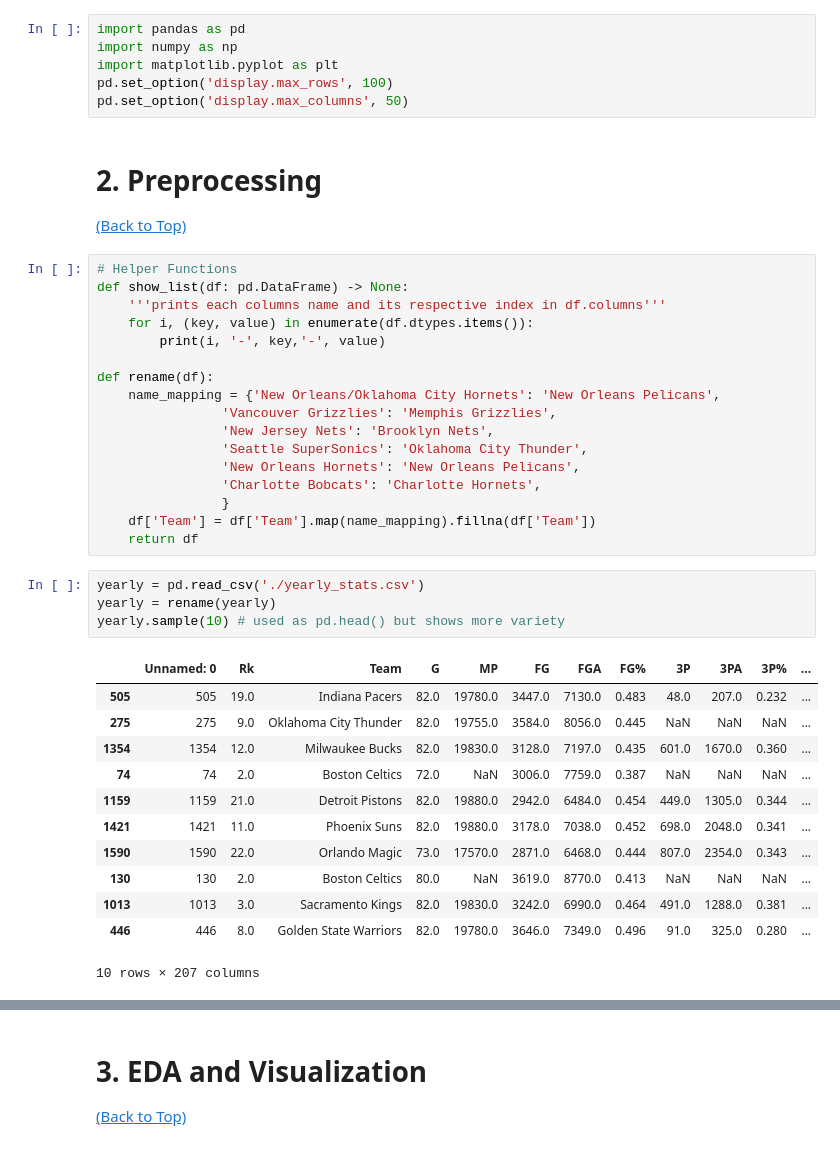
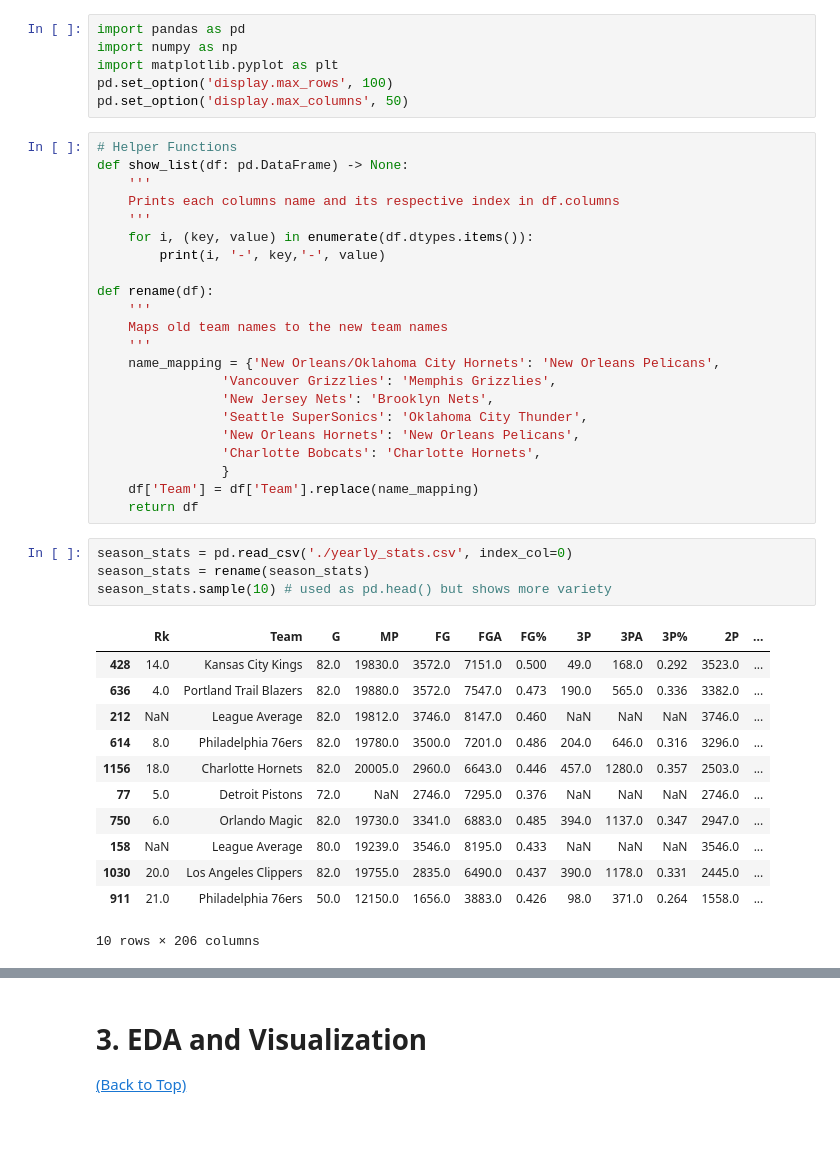
Before and after one commit to AlexBradshaw5/NBA_Playoffs, a Jupyter notebook: modeling.ipynb, the cells around one changed output, grey strips where cells are left out. Saved outputs shown, nothing was run; the diff lists cells and outputs as text.

```diff
--- a/modeling.ipynb
+++ b/modeling.ipynb
@@ -23,17 +23,19 @@ import numpy as np
 import matplotlib.pyplot as plt
 pd.set_option('display.max_rows', 100)
 pd.set_option('display.max_columns', 50)
-# %% [markdown]
-# 2. Preprocessing<a id='2'></a>
-[(Back to Top)](#top)
 # %%
 # Helper Functions
 def show_list(df: pd.DataFrame) -> None:
-    '''prints each columns name and its respective index in df.columns'''
+    '''
+    Prints each columns name and its respective index in df.columns
+    '''
     for i, (key, value) in enumerate(df.dtypes.items()):
         print(i, '-', key,'-', value)
 
 def rename(df):
+    '''
+    Maps old team names to the new team names
+    '''
     name_mapping = {'New Orleans/Oklahoma City Hornets': 'New Orleans Pelicans',
                 'Vancouver Grizzlies': 'Memphis Grizzlies',
                 'New Jersey Nets': 'Brooklyn Nets',
@@ -41,22 +43,22 @@ def rename(df):
                 'New Orleans Hornets': 'New Orleans Pelicans',
                 'Charlotte Bobcats': 'Charlotte Hornets',
                 }
-    df['Team'] = df['Team'].map(name_mapping).fillna(df['Team'])
+    df['Team'] = df['Team'].replace(name_mapping)
     return df
 # %%
-yearly = pd.read_csv('./yearly_stats.csv')
-yearly = rename(yearly)
-yearly.sample(10) # used as pd.head() but shows more variety
+season_stats = pd.read_csv('./yearly_stats.csv', index_col=0)
+season_stats = rename(season_stats)
+season_stats.sample(10) # used as pd.head() but shows more variety
 # %% [output]
-|  | Unnamed: 0 | Rk | Team | G | MP | FG | FGA | FG% | 3P | 3PA | 3P% | ... |
-| 505 | 505 | 19.0 | Indiana Pacers | 82.0 | 19780.0 | 3447.0 | 7130.0 | 0.483 | 48.0 | 207.0 | 0.232 | ... |
-| 275 | 275 | 9.0 | Oklahoma City Thunder | 82.0 | 19755.0 | 3584.0 | 8056.0 | 0.445 | NaN | NaN | NaN | ... |
-| 1354 | 1354 | 12.0 | Milwaukee Bucks | 82.0 | 19830.0 | 3128.0 | 7197.0 | 0.435 | 601.0 | 1670.0 | 0.360 | ... |
-| 74 | 74 | 2.0 | Boston Celtics | 72.0 | NaN | 3006.0 | 7759.0 | 0.387 | NaN | NaN | NaN | ... |
-| 1159 | 1159 | 21.0 | Detroit Pistons | 82.0 | 19880.0 | 2942.0 | 6484.0 | 0.454 | 449.0 | 1305.0 | 0.344 | ... |
-| 1421 | 1421 | 11.0 | Phoenix Suns | 82.0 | 19880.0 | 3178.0 | 7038.0 | 0.452 | 698.0 | 2048.0 | 0.341 | ... |
-| 1590 | 1590 | 22.0 | Orlando Magic | 73.0 | 17570.0 | 2871.0 | 6468.0 | 0.444 | 807.0 | 2354.0 | 0.343 | ... |
-| 130 | 130 | 2.0 | Boston Celtics | 80.0 | NaN | 3619.0 | 8770.0 | 0.413 | NaN | NaN | NaN | ... |
-| 1013 | 1013 | 3.0 | Sacramento Kings | 82.0 | 19830.0 | 3242.0 | 6990.0 | 0.464 | 491.0 | 1288.0 | 0.381 | ... |
-| 446 | 446 | 8.0 | Golden State Warriors | 82.0 | 19780.0 | 3646.0 | 7349.0 | 0.496 | 91.0 | 325.0 | 0.280 | ... |
+|  | Rk | Team | G | MP | FG | FGA | FG% | 3P | 3PA | 3P% | 2P | ... |
+| 428 | 14.0 | Kansas City Kings | 82.0 | 19830.0 | 3572.0 | 7151.0 | 0.500 | 49.0 | 168.0 | 0.292 | 3523.0 | ... |
+| 636 | 4.0 | Portland Trail Blazers | 82.0 | 19880.0 | 3572.0 | 7547.0 | 0.473 | 190.0 | 565.0 | 0.336 | 3382.0 | ... |
+| 212 | NaN | League Average | 82.0 | 19812.0 | 3746.0 | 8147.0 | 0.460 | NaN | NaN | NaN | 3746.0 | ... |
+| 614 | 8.0 | Philadelphia 76ers | 82.0 | 19780.0 | 3500.0 | 7201.0 | 0.486 | 204.0 | 646.0 | 0.316 | 3296.0 | ... |
+| 1156 | 18.0 | Charlotte Hornets | 82.0 | 20005.0 | 2960.0 | 6643.0 | 0.446 | 457.0 | 1280.0 | 0.357 | 2503.0 | ... |
+| 77 | 5.0 | Detroit Pistons | 72.0 | NaN | 2746.0 | 7295.0 | 0.376 | NaN | NaN | NaN | 2746.0 | ... |
+| 750 | 6.0 | Orlando Magic | 82.0 | 19730.0 | 3341.0 | 6883.0 | 0.485 | 394.0 | 1137.0 | 0.347 | 2947.0 | ... |
+| 158 | NaN | League Average | 80.0 | 19239.0 | 3546.0 | 8195.0 | 0.433 | NaN | NaN | NaN | 3546.0 | ... |
+| 1030 | 20.0 | Los Angeles Clippers | 82.0 | 19755.0 | 2835.0 | 6490.0 | 0.437 | 390.0 | 1178.0 | 0.331 | 2445.0 | ... |
+| 911 | 21.0 | Philadelphia 76ers | 50.0 | 12150.0 | 1656.0 | 3883.0 | 0.426 | 98.0 | 371.0 | 0.264 | 1558.0 | ... |
-10 rows × 207 columns
+10 rows × 206 columns
```
Also changed, not shown: parts of 21 cells of this notebook.
